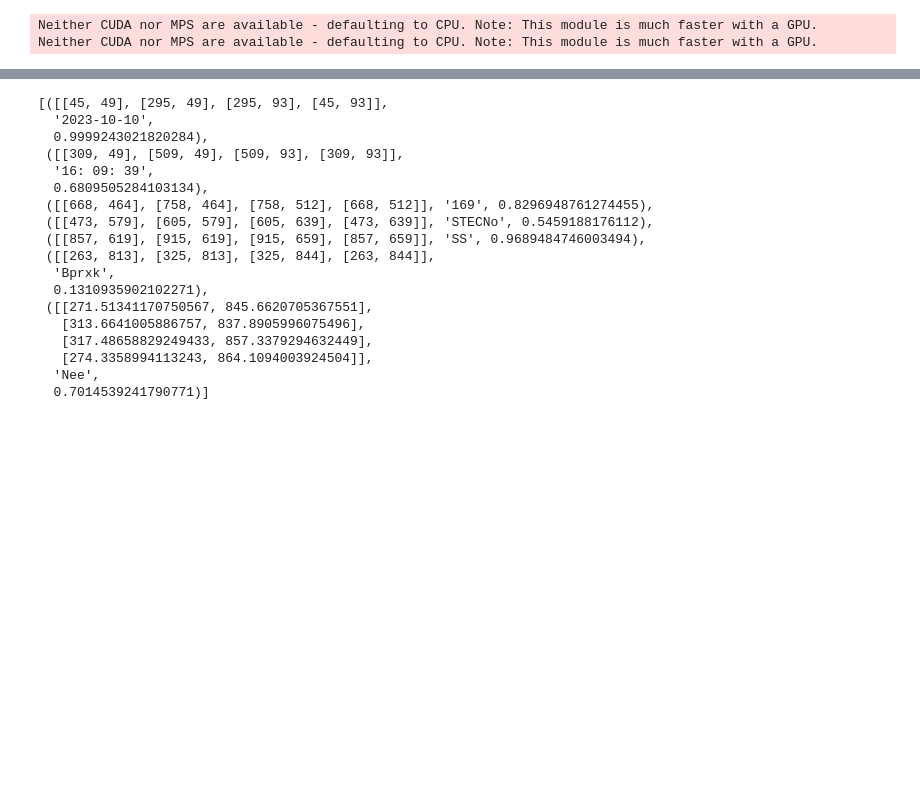
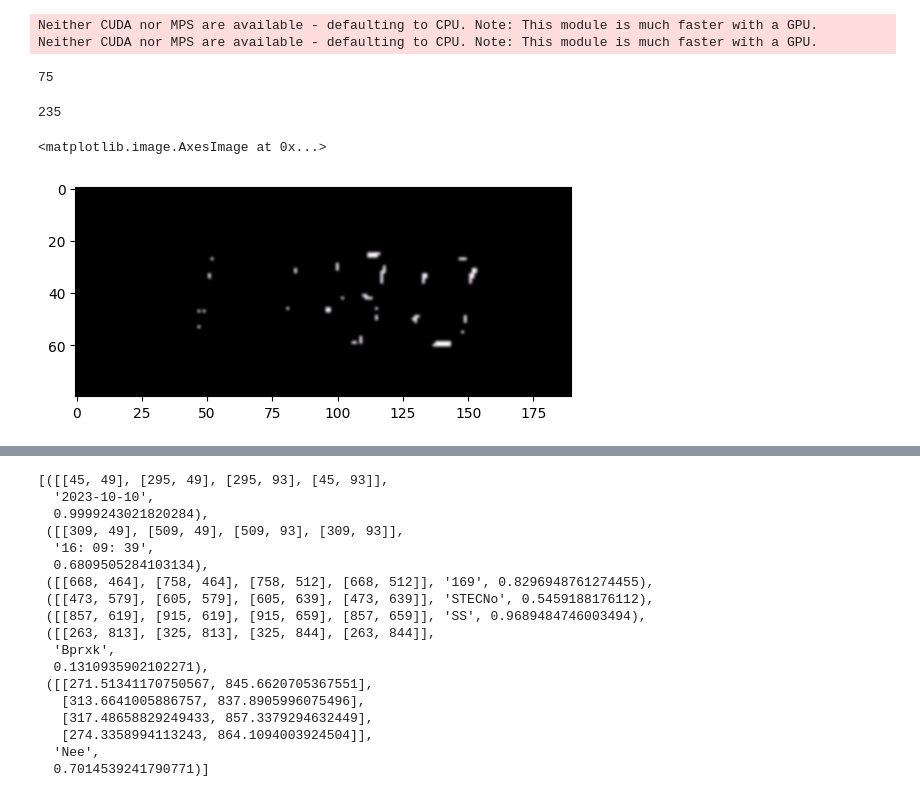
Before and after one commit to Jliporace/reading-kiln-termostat, a Jupyter notebook: notebooks/Untitled.ipynb, the cells around one changed output, grey strips where cells are left out. Drawn from its saved outputs; the diff is of its cells as text; code cells hidden in the pictures; blank space fills up the shorter version.

```diff
--- a/notebooks/Untitled.ipynb
+++ b/notebooks/Untitled.ipynb
@@ -21,3 +21,20 @@ prep = PreProcesser.PreProcesser()
 # %% [output]
 Neither CUDA nor MPS are available - defaulting to CPU. Note: This module is much faster with a GPU.
 Neither CUDA nor MPS are available - defaulting to CPU. Note: This module is much faster with a GPU.
+# %%
+red = cv2.imread('/home/jessica/ocr-imagens-overleaf/1180_vermelho.png')
+pb = cv2.imread('/home/jessica/ocr-imagens-overleaf/1210_pb.png')
+# %%
+prep.find_best_mask(red)
+# %% [output]
+75
+# %%
+prep.find_best_mask(pb)
+# %% [output]
+235
+# %%
+masked_red = white_mask(red, 235)
+plt.imshow(masked_red, cmap = 'gray', interpolation = 'bicubic')
+# %% [output]
+<matplotlib.image.AxesImage at 0x...>
+[figure, added]
```
Also changed, not shown: parts of 1 cell of this notebook, 20 other files.
